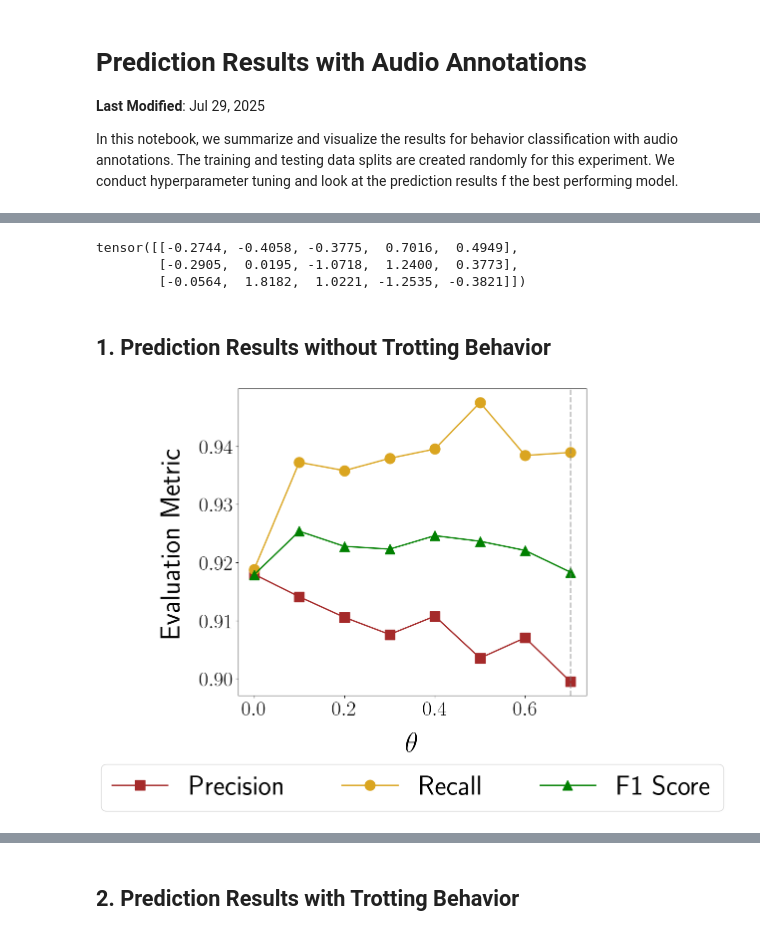
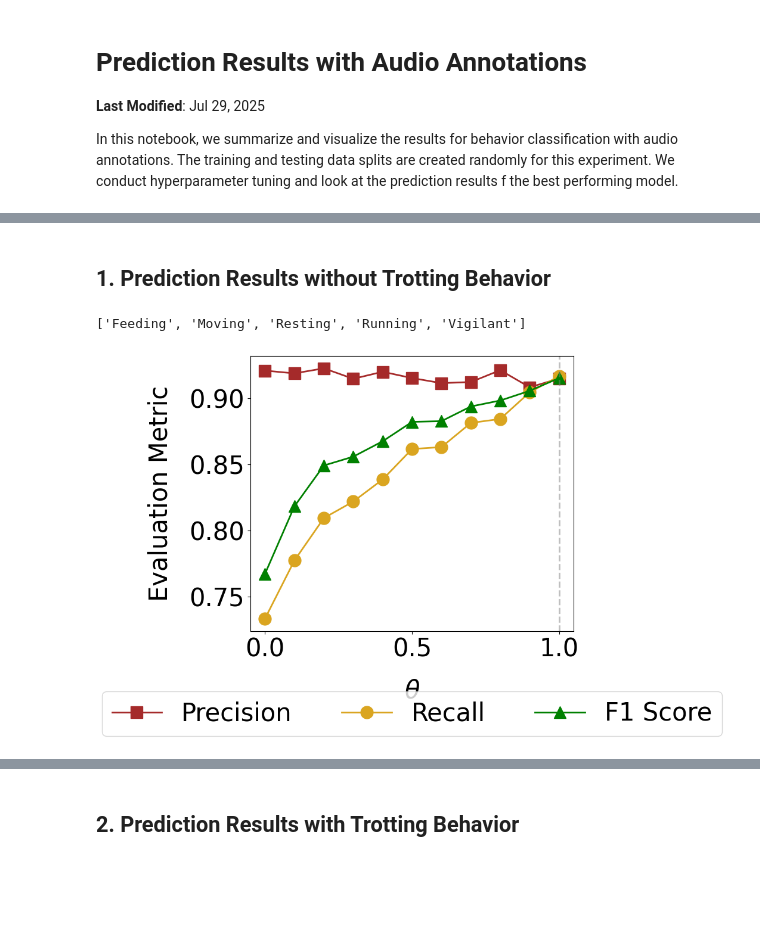
Before and after one commit to medhaaga/BotswanaML, a Jupyter notebook: notebooks/raw_data_predictions.ipynb, the cells around one changed output, grey strips where cells are left out. Drawn from its saved outputs; the diff is of its cells as text; code cells hidden in the pictures; blank space fills up the shorter version.

```diff
--- a/notebooks/raw_data_predictions.ipynb
+++ b/notebooks/raw_data_predictions.ipynb
@@ -56,14 +59,6 @@ from sklearn.preprocessing import LabelEncoder
 from sklearn.calibration import calibration_curve
 
 device = torch.device(f"cuda:0" if torch.cuda.is_available() else "cpu")
-# %%
-device = 'cpu'
-a = torch.randn((3, 5))
-a.to(device)
-# %% [output]
-tensor([[-0.2744, -0.4058, -0.3775,  0.7016,  0.4949],
-        [-0.2905,  0.0195, -1.0718,  1.2400,  0.3773],
-        [-0.0564,  1.8182,  1.0221, -1.2535, -0.3821]])
 # %%
 # Graphing Parameters
 import matplotlib as mpl
@@ -71,10 +66,10 @@ mpl.rcParams['lines.markersize'] = 12
 mpl.rcParams['lines.linewidth'] = 2
 mpl.rcParams['xtick.labelsize'] = 30
 mpl.rcParams['ytick.labelsize'] = 30
-mpl.rcParams["axes.labelsize"] = 40
-mpl.rcParams['legend.fontsize'] = 40
-mpl.rcParams['axes.titlesize'] = 45
-mpl.rcParams['text.usetex'] = True
+mpl.rcParams["axes.labelsize"] = 30
+mpl.rcParams['legend.fontsize'] = 30
+mpl.rcParams['axes.titlesize'] = 35
+mpl.rcParams['text.usetex'] = False
 # plt.rcParams['font.family'] = 'serif'
 # %% [markdown]
 ## 1. Prediction Results without Trotting Behavior
@@ -82,34 +77,38 @@ mpl.rcParams['text.usetex'] = True
 label_encoder = LabelEncoder()
 label_encoder.fit(RAW_BEHAVIORS_WO_TROTTING)
 experiment_name = 'no_split'
+# %%
+RAW_BEHAVIORS_WO_TROTTING
+# %% [output]
+['Feeding', 'Moving', 'Resting', 'Running', 'Vigilant']
 # %%
 # you need to run 'scrpts/no_split.sh' for produce the hyperparameter finetuning plots.
 
-thetas = 0.1*np.arange(8)
+thetas = 0.1*np.arange(11)
 colors = ['brown', 'goldenrod', 'green']
 
 precisions = np.zeros(len(thetas))
 recalls = np.zeros(len(thetas))
 f1scores = np.zeros(len(thetas))
 
 for i, theta in enumerate(thetas):
     dir = get_results_path('no_split', 3, 64, 5, np.round(theta,1), 50, with_trotting=False)
     precisions[i] = multi_label_predictions(dir, label_encoder, split='val', plot_confusion=False, return_precision=True)
     recalls[i] = multi_label_predictions(dir, label_encoder, split='val', plot_confusion=False, return_recall=True)
     f1scores[i] = multi_label_predictions(dir, label_encoder, split='val', plot_confusion=False, return_f1=True)
 
-plt.figure(figsize=(9,8))
+plt.figure(figsize=(7,6))
 plt.plot(thetas, precisions, color=colors[0], label='Precision', markersize=15, linewidth=2, marker='s',)
 plt.plot(thetas, recalls, color=colors[1], label='Recall', markersize=15, linewidth=2, marker='o',)
 plt.plot(thetas, f1scores, color=colors[2], label='F1 Score', markersize=15, linewidth=2, marker='^',)
-plt.axvline(0.7, color='grey', alpha=0.5, linestyle='--')
+plt.axvline(1.0, color='grey', alpha=0.5, linestyle='--')
 plt.xlabel(r'$\theta$', labelpad=20)
 plt.ylabel('Evaluation Metric', labelpad=20)
 plt.legend(loc='center', bbox_to_anchor=(.5, -0.3), ncol=3)
 # plt.tight_layout()
 plt.show()
 # %% [output]
-[figure, old version]
+[figure, new version]
 # %%
 dir = get_results_path('no_split', 3, 64, 5, 0.0, 50, with_trotting=False)
 multi_label_predictions(dir, label_encoder, split='test', plot_confusion=True, return_accuracy=False)
```
Also changed, not shown: parts of 7 cells of this notebook, 4 other files.
